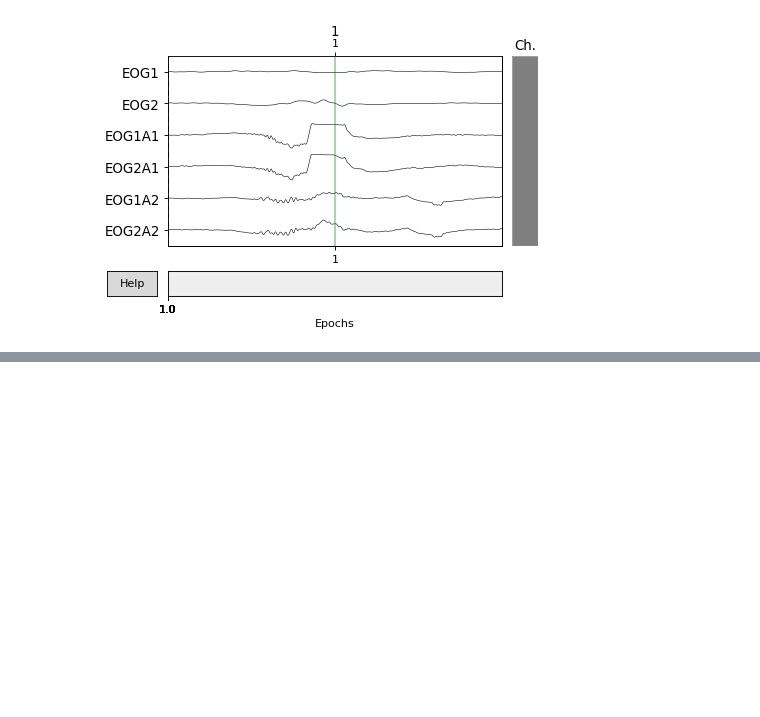
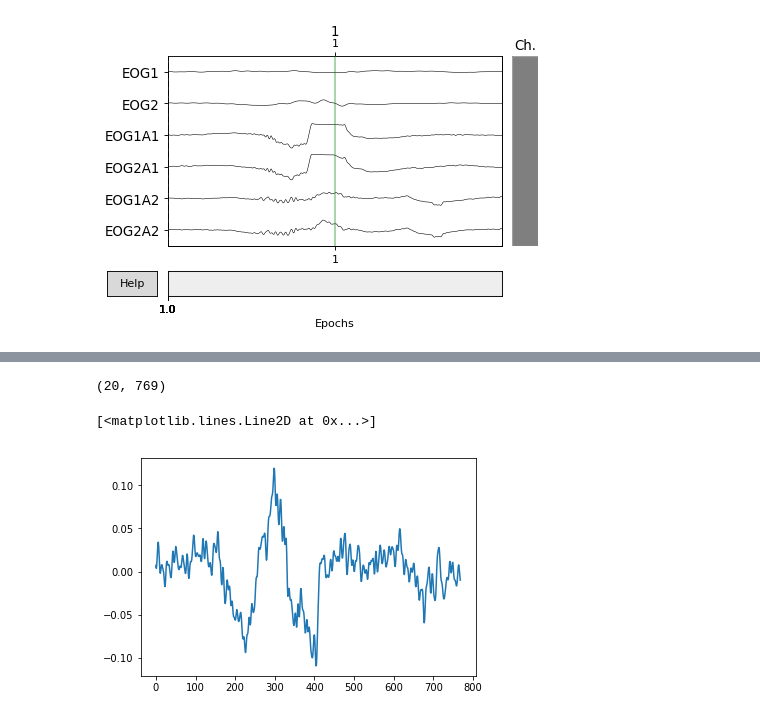
Before and after one commit to gabrielcsilva/Proj_final_PDS, a Jupyter notebook: Codigos/Trabalho final.ipynb, the cells around one changed output, grey strips where cells are left out. Saved outputs shown, nothing was run; the diff lists cells and outputs as text; code cells hidden in the pictures; blank space fills up the shorter version.

```diff
--- a/Codigos/Trabalho final.ipynb
+++ b/Codigos/Trabalho final.ipynb
@@ -121,0 +365,9 @@ no_plot = epochs[4].plot(picks=['F3', 'F4', 'C3', 'C4'])
+# %%
+S.shape
+# %% [output]
+(20, 769)
+# %%
+plt.plot(S[6])
+# %% [output]
+[<matplotlib.lines.Line2D at 0x...>]
+[figure, added]
```
Also changed, not shown: parts of 19 cells of this notebook.
